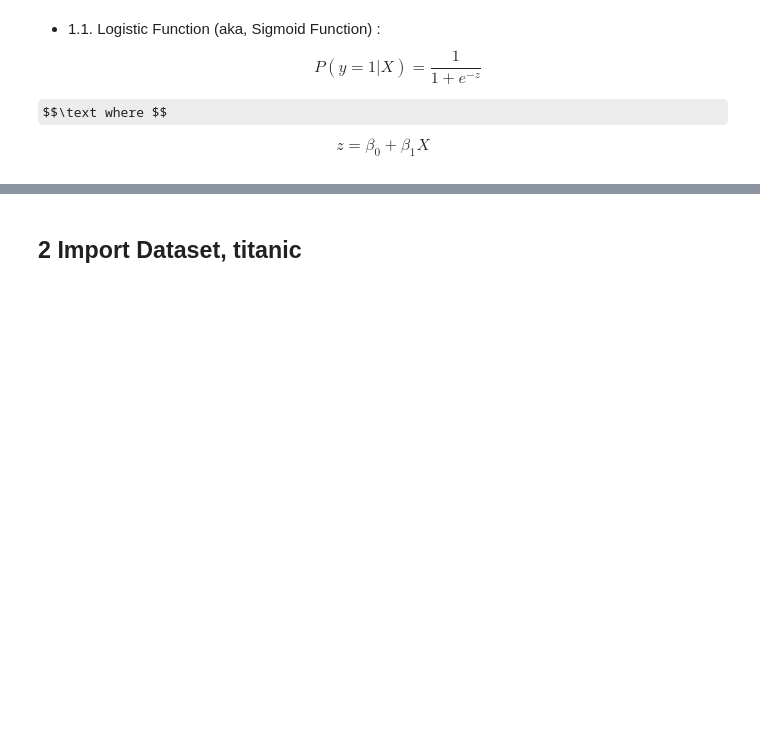
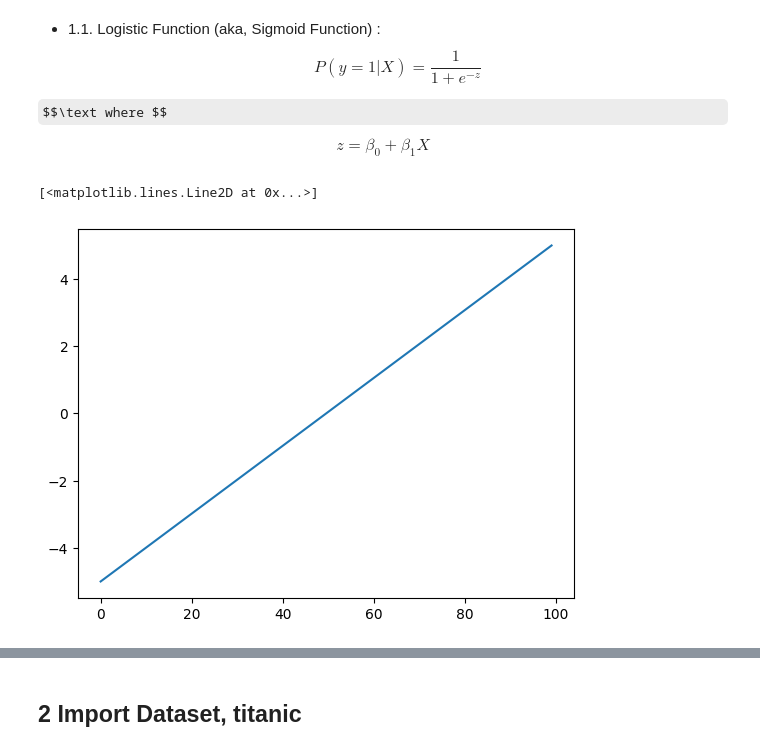
Before and after one commit to kjmobile/lb, a Jupyter notebook: others/5_Logistic_Regression_Q.ipynb, the cells around one changed output, grey strips where cells are left out. Saved outputs shown, nothing was run; the diff lists cells and outputs as text; code cells hidden in the pictures; some formulas as TeX source; blank space fills up the shorter version.

```diff
--- a/others/5_Logistic_Regression_Q.ipynb
+++ b/others/5_Logistic_Regression_Q.ipynb
@@ -15,3 +15,9 @@ $$P(y=1|X) = \frac{1}{1+e^{-z}}$$
 $$\text where $$
 
 $$ z = \beta_0 + \beta_1X$$
+# %%
+z = np.linspace(-5,5,100)
+plt.plot(z)
+# %% [output]
+[<matplotlib.lines.Line2D at 0x...>]
+[figure, added]
```
Also changed, not shown: parts of 19 cells of this notebook, 4 other files.
